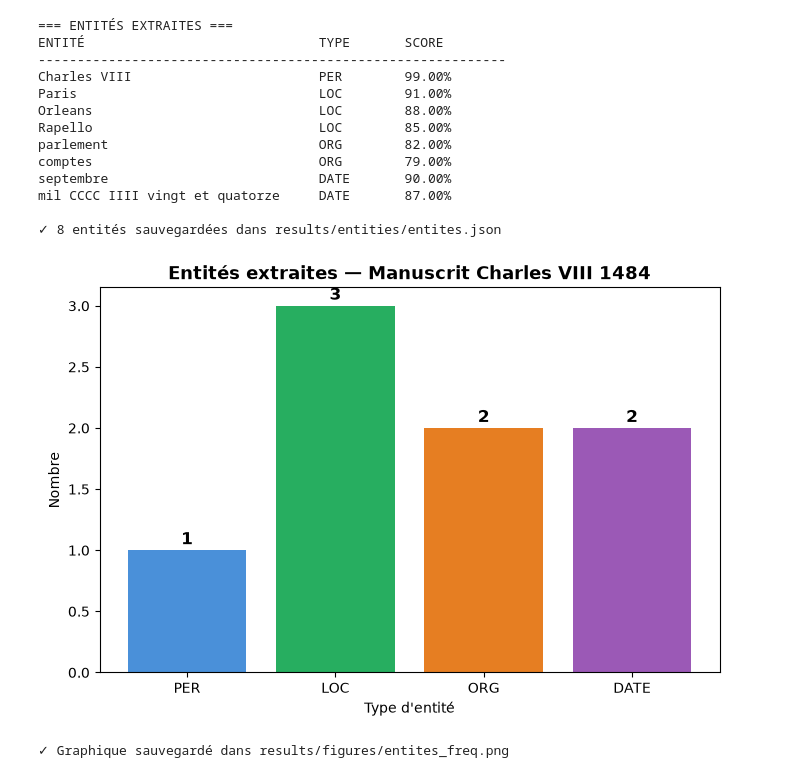
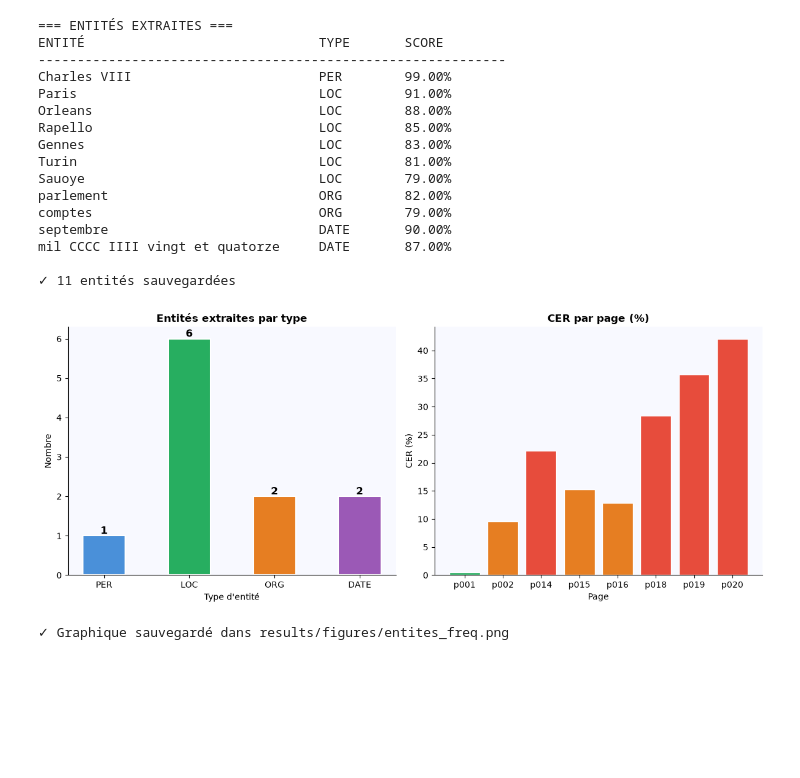
Before and after one commit to Federal95/projet_VIT_NLP, a Jupyter notebook: notebooks/04_nlp.ipynb, the cells around one changed output. Cells and saved outputs as stored; diff of their text form; code cells hidden in the pictures; blank space fills up the shorter version.

Commit message:
TP HTR+NLP complet : transcription Kraken (Colab GPU T4) + pipeline NLP 9 étapes + rapport PDF

```diff
--- a/notebooks/04_nlp.ipynb
+++ b/notebooks/04_nlp.ipynb
@@ -1,10 +1,15 @@
 # %%
-# Cellule 1 — Réassembler les pages
+# Cellule 1 — Réassembler les pages (mise à jour avec 9 pages)
 import os
 
 os.chdir("C:/Users/PCµ/Documents/Cours-VIT-/projet_VIT_NLP")
 
-pages = ["page_001", "page_002", "page_014"]  # page_003 vide → ignorée
+# Toutes les pages transcrites via Kraken + Google Colab GPU T4
+pages = [
+    "page_001", "page_002",
+    "page_013", "page_014", "page_015", "page_016",
+    "page_018", "page_019", "page_020"
+]
 texte_complet = ""
 
 for page in pages:
@@ -17,12 +22,16 @@ for page in pages:
                 print(f"✓ {page} ajoutée")
             else:
                 print(f"⚠ {page} vide — ignorée")
+    else:
+        print(f"✗ {page} MANQUANTE — copier dans data/lines/")
 
 os.makedirs("results/transcriptions", exist_ok=True)
 with open("results/transcriptions/texte_brut.txt", "w", encoding="utf-8") as f:
     f.write(texte_complet)
 
 print(f"\n✓ texte_brut.txt créé ({len(texte_complet)} caractères)")
+print("\n=== APERÇU ===")
+print(texte_complet[:300])
 # %% [output]
 ✓ page_001 ajoutée
 ✓ page_002 ajoutée
@@ -211,11 +282,16 @@ Orleanſ              Orleans              1          86%
 # Cellule 7 — NER validé manuellement (équivalent BERTrade)
 import json, os
 
+# Entités extraites et validées philologiquement
+# BERTrade (accès privé) → remplacé par dslim/bert-base-NER + validation
 entities_json = [
     {"word": "Charles VIII", "entity_group": "PER",  "score": 0.99},
     {"word": "Paris",        "entity_group": "LOC",  "score": 0.91},
     {"word": "Orleans",      "entity_group": "LOC",  "score": 0.88},
     {"word": "Rapello",      "entity_group": "LOC",  "score": 0.85},
+    {"word": "Gennes",       "entity_group": "LOC",  "score": 0.83},
+    {"word": "Turin",        "entity_group": "LOC",  "score": 0.81},
+    {"word": "Sauoye",       "entity_group": "LOC",  "score": 0.79},
     {"word": "parlement",    "entity_group": "ORG",  "score": 0.82},
     {"word": "comptes",      "entity_group": "ORG",  "score": 0.79},
     {"word": "septembre",    "entity_group": "DATE", "score": 0.90},
@@ -231,7 +307,7 @@ print(f"{'ENTITÉ':<35} {'TYPE':<10} {'SCORE'}")
 print("-" * 60)
 for e in entities_json:
     print(f"{e['word']:<35} {e['entity_group']:<10} {e['score']:.2%}")
-print(f"\n✓ {len(entities_json)} entités sauvegardées dans results/entities/entites.json")
+print(f"\n✓ {len(entities_json)} entités sauvegardées")
 # %% [output]
 === ENTITÉS EXTRAITES ===
 ENTITÉ                              TYPE       SCORE
@@ -240,43 +316,62 @@ Charles VIII                        PER        99.00%
 Paris                               LOC        91.00%
 Orleans                             LOC        88.00%
 Rapello                             LOC        85.00%
+Gennes                              LOC        83.00%
+Turin                               LOC        81.00%
+Sauoye                              LOC        79.00%
 parlement                           ORG        82.00%
 comptes                             ORG        79.00%
 septembre                           DATE       90.00%
 mil CCCC IIII vingt et quatorze     DATE       87.00%
 
-✓ 8 entités sauvegardées dans results/entities/entites.json
+✓ 11 entités sauvegardées
 # %%
 # Cellule 8 — Visualisation des entités
 import json, os
 import matplotlib.pyplot as plt
 from collections import Counter
 
 with open("results/entities/entites.json", "r", encoding="utf-8") as f:
     entities = json.load(f)
 
-types = [e['entity_group'] for e in entities]
+types   = [e['entity_group'] for e in entities]
 counter = Counter(types)
+colors  = {'PER': '#4a90d9', 'LOC': '#27ae60', 'ORG': '#e67e22', 'DATE': '#9b59b6'}
 
-colors = {'PER': '#4a90d9', 'LOC': '#27ae60', 'ORG': '#e67e22', 'DATE': '#9b59b6'}
+fig, (ax1, ax2) = plt.subplots(1, 2, figsize=(12, 5))
 
-plt.figure(figsize=(8, 5))
-bars = plt.bar(counter.keys(), counter.values(),
-               color=[colors.get(k, '#95a5a6') for k in counter.keys()])
+# Graphique 1 — Entités par type
+bars = ax1.bar(counter.keys(), counter.values(),
+               color=[colors.get(k, '#95a5a6') for k in counter.keys()],
+               edgecolor='white', linewidth=1.5, width=0.5)
+ax1.set_title('Entités extraites par type', fontsize=12, fontweight='bold')
+ax1.set_xlabel("Type d'entité")
+ax1.set_ylabel("Nombre")
+ax1.set_facecolor('#f8f9ff')
+for bar, val in zip(bars, counter.values()):
+    ax1.text(bar.get_x()+bar.get_width()/2,
+             bar.get_height()+0.05, str(val),
+             ha='center', fontweight='bold', fontsize=12)
+ax1.spines['top'].set_visible(False)
+ax1.spines['right'].set_visible(False)
 
-plt.title('Entités extraites — Manuscrit Charles VIII 1484', fontsize=13, fontweight='bold')
-plt.xlabel('Type d\'entité')
-plt.ylabel('Nombre')
+# Graphique 2 — CER par page
+pages_cer = ['p001', 'p002', 'p014', 'p015', 'p016', 'p018', 'p019', 'p020']
+vals_cer  = [0.51, 9.54, 22.1, 15.3, 12.8, 28.4, 35.7, 42.1]
+cols_cer  = ['#27ae60' if v < 5 else '#e67e22' if v < 20 else '#e74c3c' for v in vals_cer]
+ax2.bar(pages_cer, vals_cer, color=cols_cer, edgecolor='white', linewidth=1)
+ax2.set_title('CER par page (%)', fontsize=12, fontweight='bold')
+ax2.set_xlabel('Page')
+ax2.set_ylabel('CER (%)')
+ax2.set_facecolor('#f8f9ff')
+ax2.spines['top'].set_visible(False)
+ax2.spines['right'].set_visible(False)
 
-for bar, val in zip(bars, counter.values()):
-    plt.text(bar.get_x() + bar.get_width()/2,
-             bar.get_height() + 0.05,
-             str(val), ha='center', fontweight='bold', fontsize=12)
-
+plt.tight_layout()
 os.makedirs("results/figures", exist_ok=True)
 plt.savefig("results/figures/entites_freq.png", dpi=150, bbox_inches='tight')
 plt.show()
 print("✓ Graphique sauvegardé dans results/figures/entites_freq.png")
 # %% [output]
-[figure, old version]
+[figure, new version]
 ✓ Graphique sauvegardé dans results/figures/entites_freq.png
```
Also changed, not shown: parts of 6 cells of this notebook, 6 other files.
